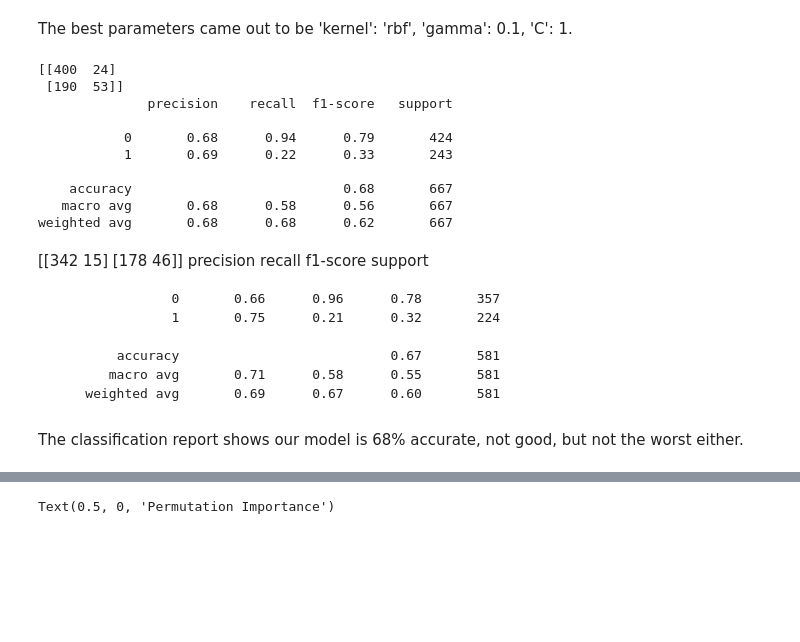
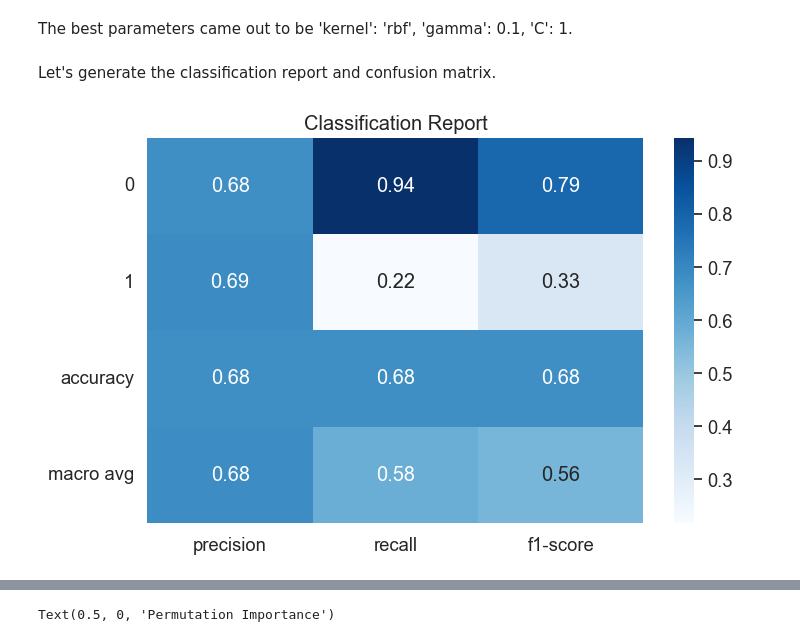
Before and after one commit to SameedHusayn/Water-Potability, a Jupyter notebook: Water_Potability.ipynb, the cells around one changed output, grey strips where cells are left out. Drawn from its saved outputs; the diff is of its cells as text; code cells hidden in the pictures; blank space fills up the shorter version.

Commit message:
Added Heatmaps For Confusion Matrix & Classification Report

```diff
--- a/Water_Potability.ipynb
+++ b/Water_Potability.ipynb
@@ -325,29 +325,23 @@ Best Parameters: {'kernel': 'rbf', 'gamma': 0.1, 'C': 1}
 The best parameters came out to be 'kernel': 'rbf', 'gamma': 0.1, 'C': 1.
 # %%
 random_search_predictions = random_search.predict(X_test)
-print(confusion_matrix(y_test,random_search_predictions))
-print(classification_report(y_test,random_search_predictions))
-# %% [output]
-[[400  24]
- [190  53]]
-              precision    recall  f1-score   support
-
-           0       0.68      0.94      0.79       424
-           1       0.69      0.22      0.33       243
-
-    accuracy                           0.68       667
-   macro avg       0.68      0.58      0.56       667
-weighted avg       0.68      0.68      0.62       667
-# %% [markdown]
-[[342  15]
-		 [178  46]]
-		              precision    recall  f1-score   support
-
-		           0       0.66      0.96      0.78       357
-		           1       0.75      0.21      0.32       224
-
-		    accuracy                           0.67       581
-		   macro avg       0.71      0.58      0.55       581
-		weighted avg       0.69      0.67      0.60       581
-# %% [markdown]
-The classification report shows our model is 68% accurate, not good, but not the worst either.
+# %% [markdown]
+Let's generate the classification report and confusion matrix.
+# %%
+# Generate the classification report
+report = classification_report(y_test,random_search_predictions,output_dict=True)
+
+# Convert the report dictionary into a DataFrame
+df_report = pd.DataFrame(report).transpose()
+
+# Drop the 'support' column if not needed
+df_report.drop('support', axis=1, inplace=True)
+
+# Plotting
+plt.figure(figsize=(8, 5))
+sns.heatmap(df_report.iloc[:-1, :], annot=True, cmap='Blues', fmt='.2f')
+plt.title('Classification Report')
+plt.yticks(rotation=0)  # To rotate the y-axis labels for better visibility
+plt.show()
+# %% [output]
+[figure, added]
```
Also changed, not shown: parts of 3 cells of this notebook.
